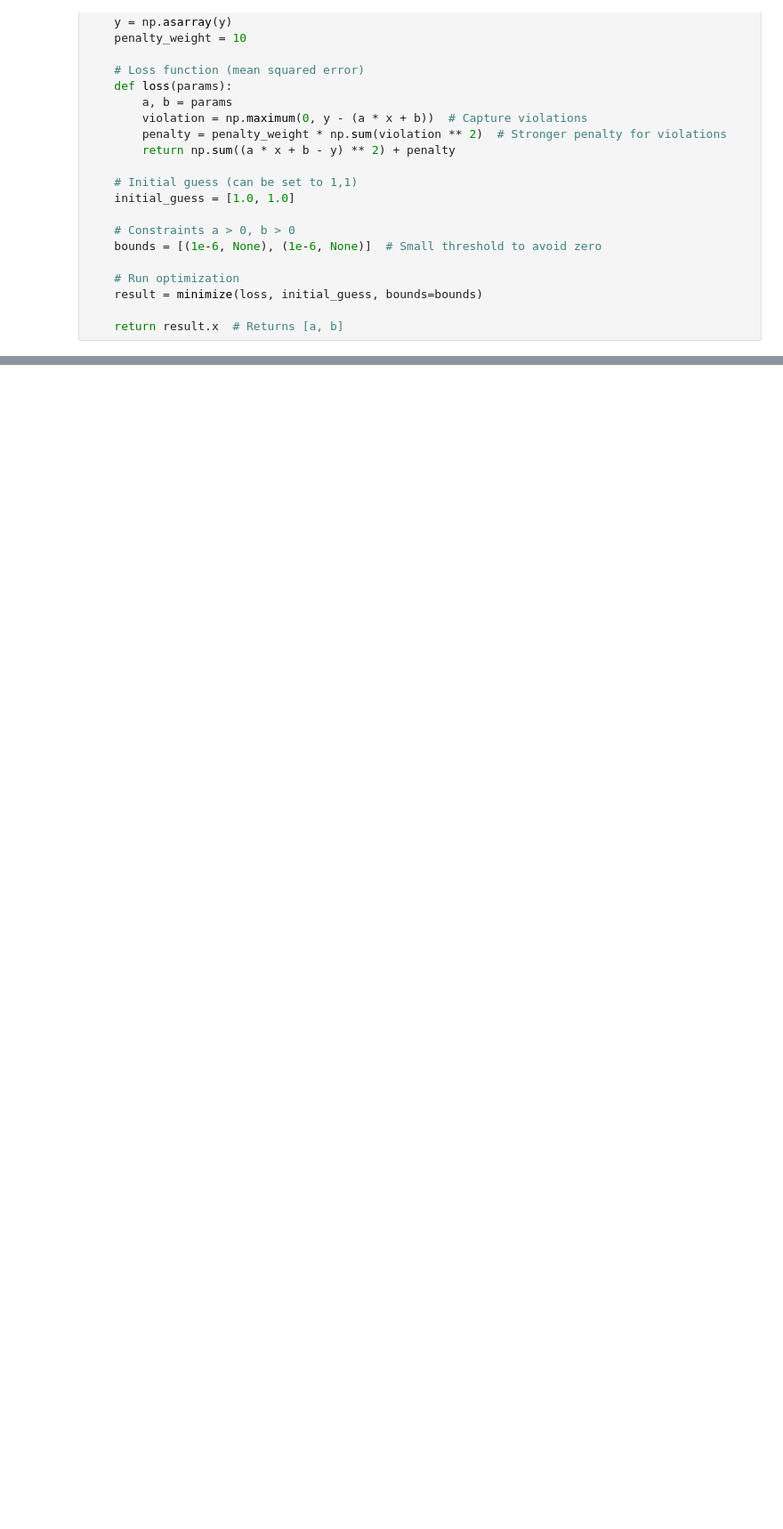
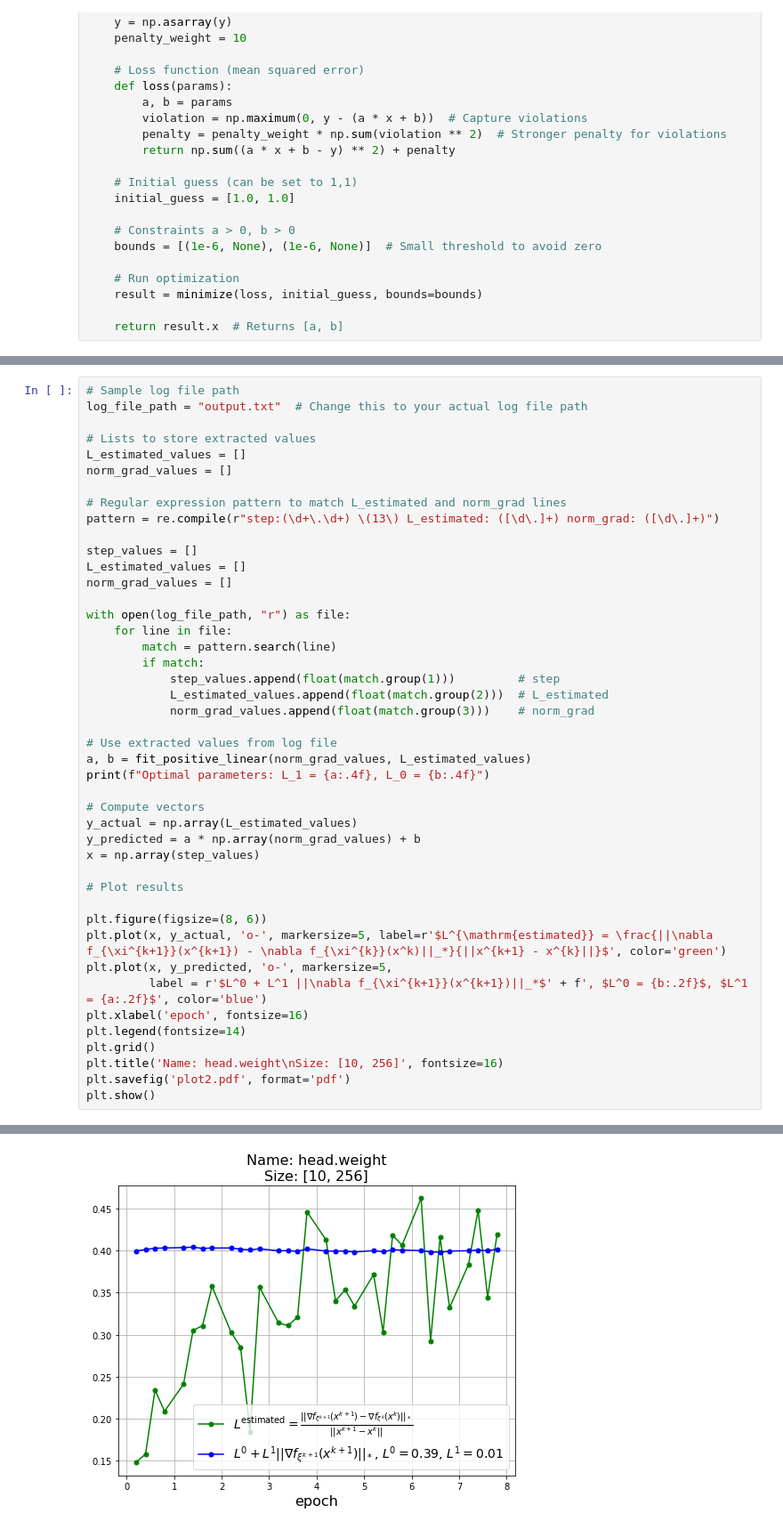
Before and after one commit to artem-riabinin/Experiments-estimating-smoothness-for-NanoGPT-and-CNN-on-CIFAR10, a Jupyter notebook: plots/L0L1-cnn/L0L1-cnn.ipynb, the cells around one changed output, grey strips where cells are left out. Shown: that part at 89% size. Saved outputs shown, nothing was run; the diff lists cells and outputs as text; blank space fills up the shorter version.

```diff
--- a/plots/L0L1-cnn/L0L1-cnn.ipynb
+++ b/plots/L0L1-cnn/L0L1-cnn.ipynb
@@ -75,0 +76,45 @@ Optimal parameters: L_1 = 20.4991, L_0 = 0.0000
+# %%
+# Sample log file path
+log_file_path = "output.txt"  # Change this to your actual log file path
+
+# Lists to store extracted values
+L_estimated_values = []
+norm_grad_values = []
+
+# Regular expression pattern to match L_estimated and norm_grad lines
+pattern = re.compile(r"step:(\d+\.\d+) \(13\) L_estimated: ([\d\.]+) norm_grad: ([\d\.]+)")
+
+step_values = []
+L_estimated_values = []
+norm_grad_values = []
+
+with open(log_file_path, "r") as file:
+    for line in file:
+        match = pattern.search(line)
+        if match:
+            step_values.append(float(match.group(1)))         # step
+            L_estimated_values.append(float(match.group(2)))  # L_estimated
+            norm_grad_values.append(float(match.group(3)))    # norm_grad
+
+# Use extracted values from log file
+a, b = fit_positive_linear(norm_grad_values, L_estimated_values)
+print(f"Optimal parameters: L_1 = {a:.4f}, L_0 = {b:.4f}")
+
+# Compute vectors
+y_actual = np.array(L_estimated_values)
+y_predicted = a * np.array(norm_grad_values) + b
+x = np.array(step_values)
+
+# Plot results
+
+plt.figure(figsize=(8, 6))
+plt.plot(x, y_actual, 'o-', markersize=5, label=r'$L^{\mathrm{estimated}} = \frac{||\nabla f_{\xi^{k+1}}(x^{k+1}) - \nabla f_{\xi^{k}}(x^k)||_*}{||x^{k+1} - x^{k}||}$', color='green')
+plt.plot(x, y_predicted, 'o-', markersize=5,
+         label = r'$L^0 + L^1 ||\nabla f_{\xi^{k+1}}(x^{k+1})||_*$' + f', $L^0 = {b:.2f}$, $L^1 = {a:.2f}$', color='blue')
+plt.xlabel('epoch', fontsize=16)
+plt.legend(fontsize=14)
+plt.grid()
+plt.title('Name: head.weight\nSize: [10, 256]', fontsize=16)
+plt.savefig('plot2.pdf', format='pdf')
+plt.show()
+# %% [output]
@@ -75,0 +122 @@ Optimal parameters: L_1 = 20.4991, L_0 = 0.0000
+[figure, added]
```
Also changed, not shown: parts of 2 cells of this notebook, 2 other files.
